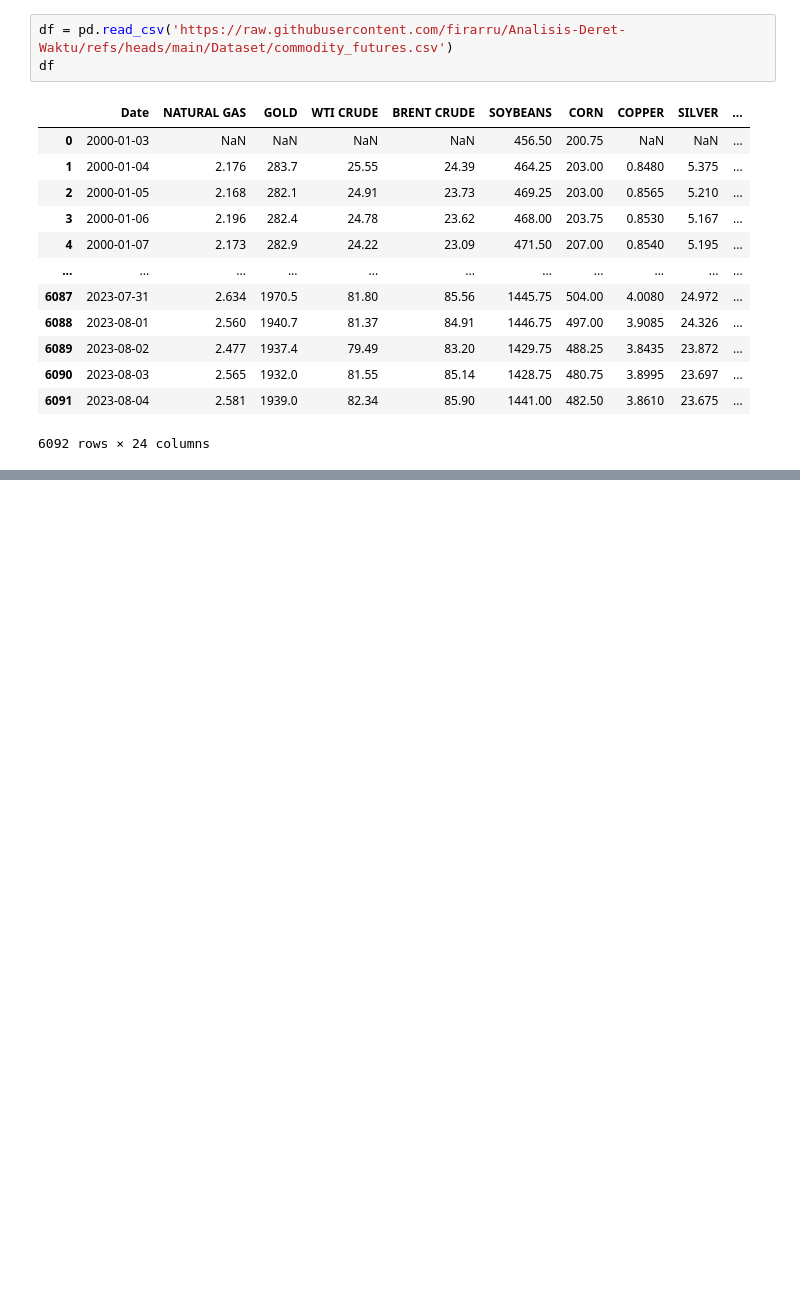
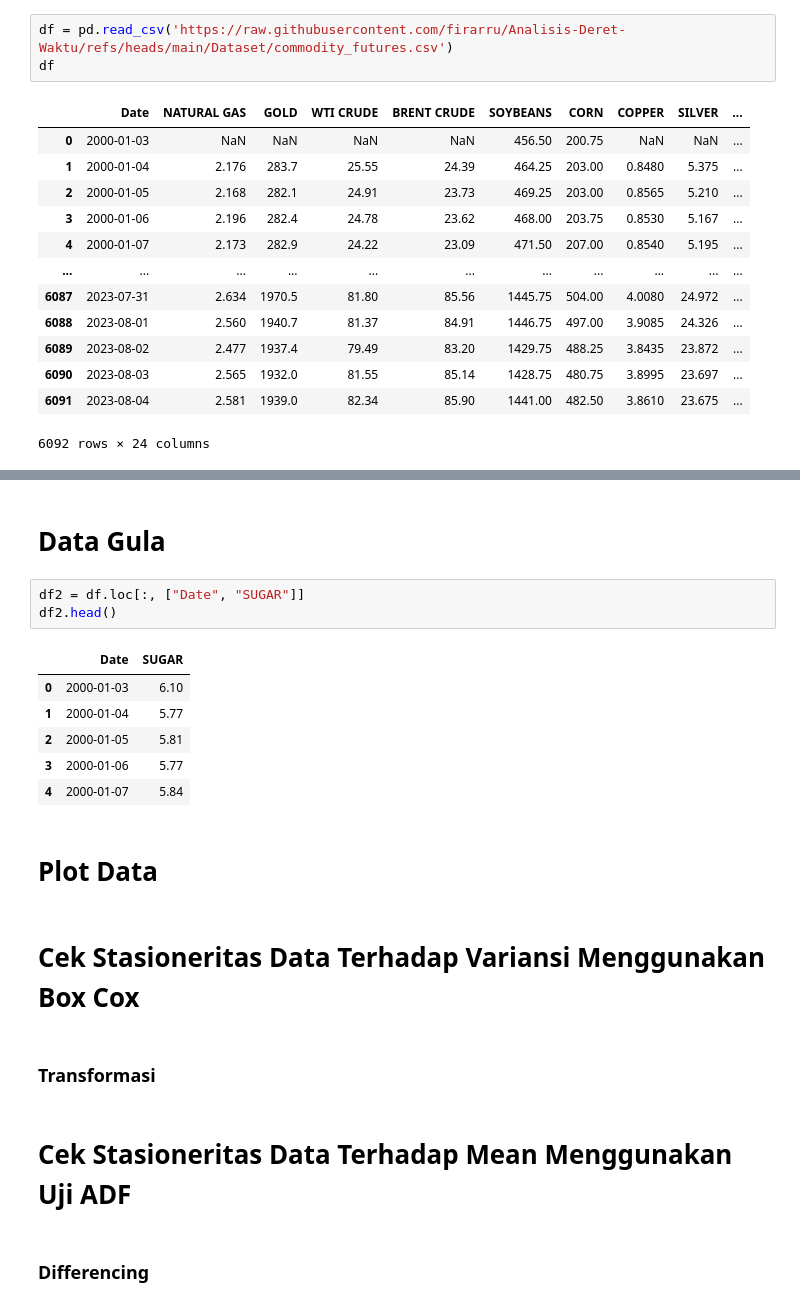
Before and after one commit to firarru/Analisis-Deret-Waktu, a Jupyter notebook: Tubes_ADW.ipynb, the cells around one changed output, grey strips where cells are left out. Cells and saved outputs as stored; diff of their text form; blank space fills up the shorter version.

```diff
--- a/Tubes_ADW.ipynb
+++ b/Tubes_ADW.ipynb
@@ -22,0 +157,22 @@ df
+# %% [markdown]
+# **Data Gula**
+# %%
+df2 = df.loc[:, ["Date", "SUGAR"]]
+df2.head()
+# %% [output]
+|  | Date | SUGAR |
+| 0 | 2000-01-03 | 6.10 |
+| 1 | 2000-01-04 | 5.77 |
+| 2 | 2000-01-05 | 5.81 |
+| 3 | 2000-01-06 | 5.77 |
+| 4 | 2000-01-07 | 5.84 |
+# %% [markdown]
+# **Plot Data**
+# %% [markdown]
+# **Cek Stasioneritas Data Terhadap Variansi Menggunakan Box Cox**
+# %% [markdown]
+### **Transformasi**
+# %% [markdown]
+# **Cek Stasioneritas Data Terhadap Mean Menggunakan Uji ADF**
+# %% [markdown]
+### **Differencing**
```
Also changed, not shown: parts of 20 cells of this notebook.
